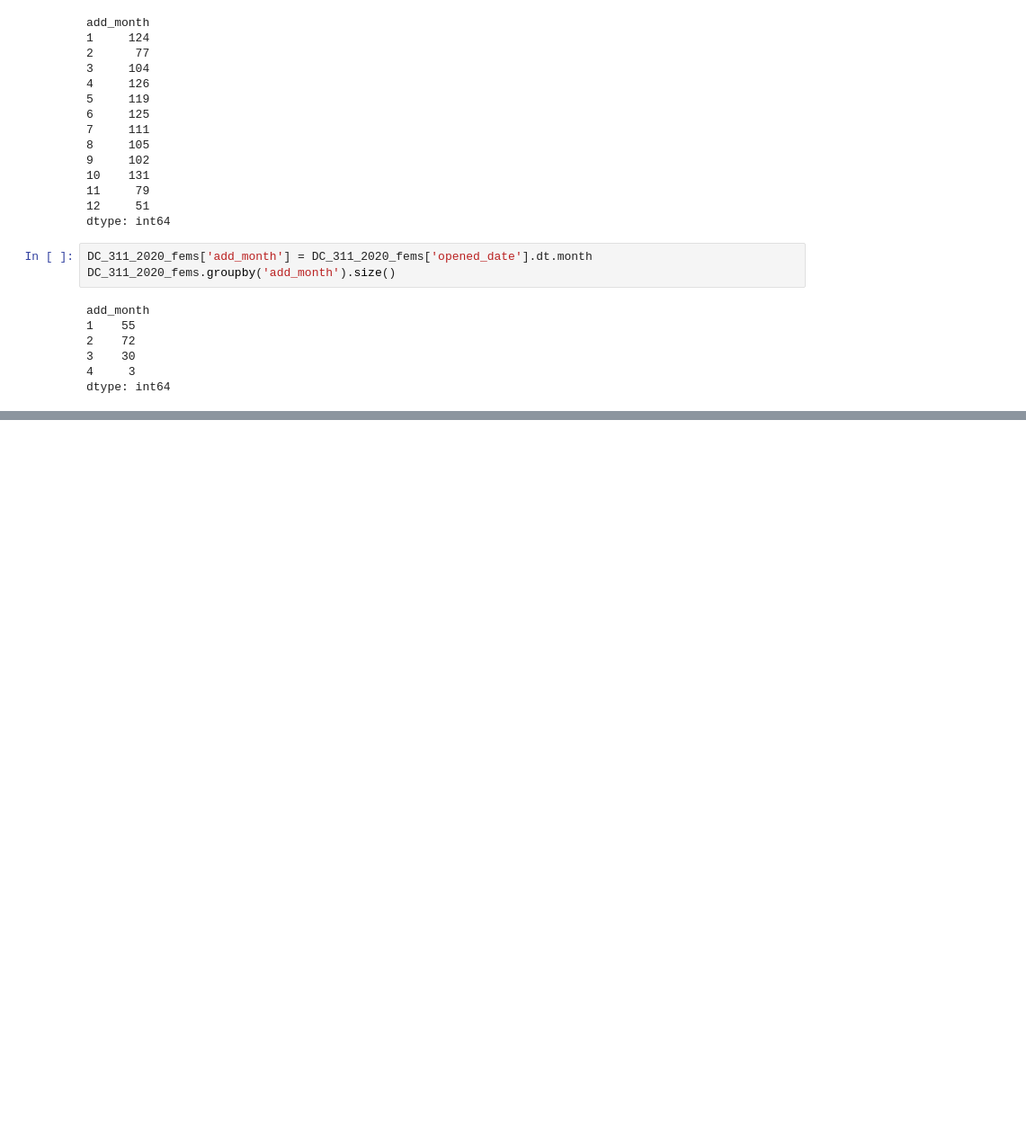
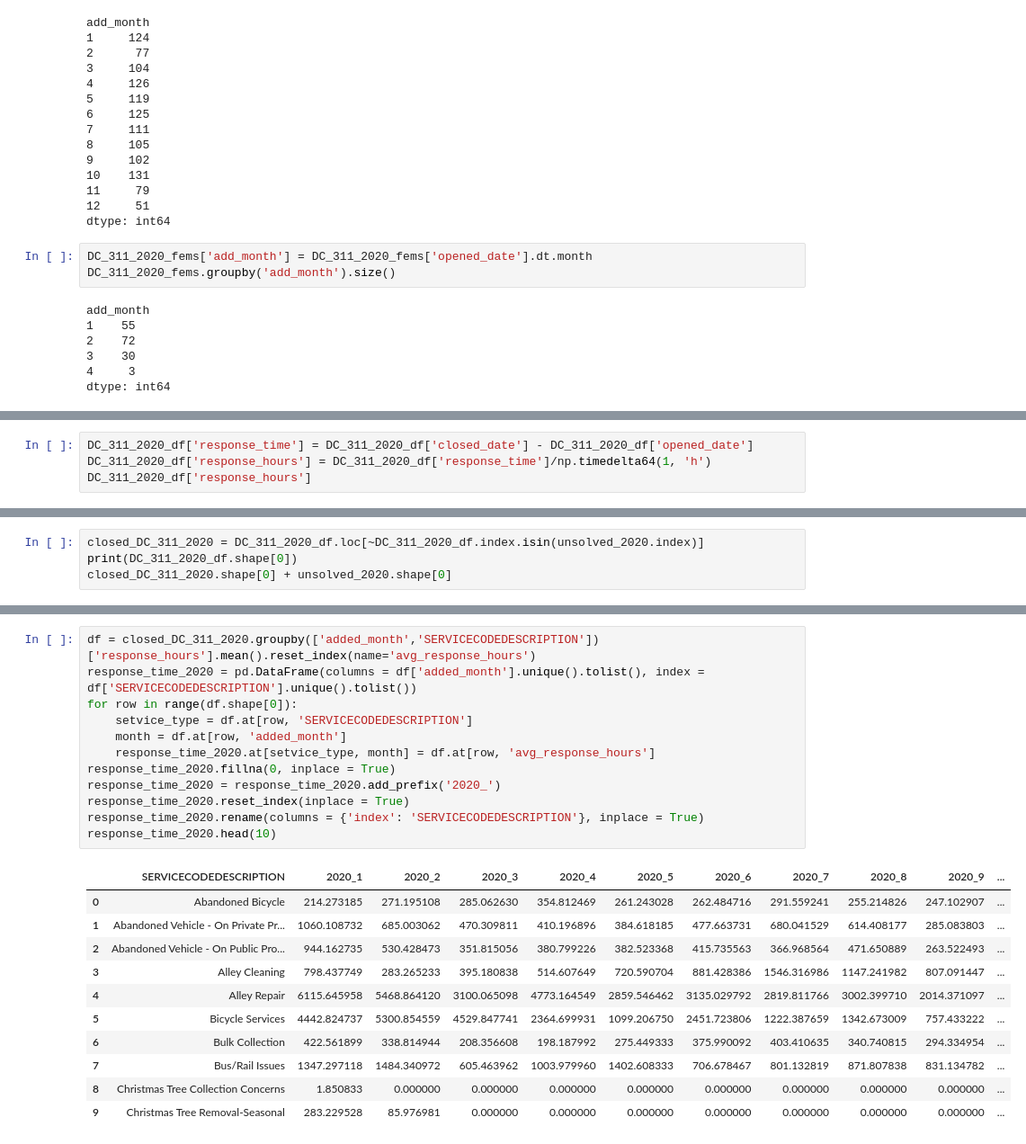
Before and after one commit to gmu-cil/DMV-311, a Jupyter notebook: src/DC_311_2019_2020.ipynb, the cells around one changed output, grey strips where cells are left out. Shown: that part at 90% size. Drawn from its saved outputs; the diff is of its cells as text; blank space fills up the shorter version.

```diff
--- a/src/DC_311_2019_2020.ipynb
+++ b/src/DC_311_2019_2020.ipynb
@@ -500,0 +630,4 @@ dtype: int64
+# %%
+DC_311_2020_df['response_time'] = DC_311_2020_df['closed_date'] - DC_311_2020_df['opened_date']
+DC_311_2020_df['response_hours'] = DC_311_2020_df['response_time']/np.timedelta64(1, 'h')
+DC_311_2020_df['response_hours']
@@ -500,0 +654,4 @@ dtype: int64
+# %%
+closed_DC_311_2020 = DC_311_2020_df.loc[~DC_311_2020_df.index.isin(unsolved_2020.index)]
+print(DC_311_2020_df.shape[0])
+closed_DC_311_2020.shape[0] + unsolved_2020.shape[0]
@@ -500,0 +687,24 @@ dtype: int64
+# %%
+df = closed_DC_311_2020.groupby(['added_month','SERVICECODEDESCRIPTION'])['response_hours'].mean().reset_index(name='avg_response_hours')
+response_time_2020 = pd.DataFrame(columns = df['added_month'].unique().tolist(), index = df['SERVICECODEDESCRIPTION'].unique().tolist())
+for row in range(df.shape[0]):
+    setvice_type = df.at[row, 'SERVICECODEDESCRIPTION']
+    month = df.at[row, 'added_month']
+    response_time_2020.at[setvice_type, month] = df.at[row, 'avg_response_hours']
+response_time_2020.fillna(0, inplace = True)
+response_time_2020 = response_time_2020.add_prefix('2020_')
+response_time_2020.reset_index(inplace = True)
+response_time_2020.rename(columns = {'index': 'SERVICECODEDESCRIPTION'}, inplace = True)
+response_time_2020.head(10)
+# %% [output]
+|  | SERVICECODEDESCRIPTION | 2020_1 | 2020_2 | 2020_3 | 2020_4 | 2020_5 | 2020_6 | 2020_7 | 2020_8 | 2020_9 | ... |
+| 0 | Abandoned Bicycle | 214.273185 | 271.195108 | 285.062630 | 354.812469 | 261.243028 | 262.484716 | 291.559241 | 255.214826 | 247.102907 | ... |
+| 1 | Abandoned Vehicle - On Private Pr... | 1060.108732 | 685.003062 | 470.309811 | 410.196896 | 384.618185 | 477.663731 | 680.041529 | 614.408177 | 285.083803 | ... |
+| 2 | Abandoned Vehicle - On Public Pro... | 944.162735 | 530.428473 | 351.815056 | 380.799226 | 382.523368 | 415.735563 | 366.968564 | 471.650889 | 263.522493 | ... |
+| 3 | Alley Cleaning | 798.437749 | 283.265233 | 395.180838 | 514.607649 | 720.590704 | 881.428386 | 1546.316986 | 1147.241982 | 807.091447 | ... |
+| 4 | Alley Repair | 6115.645958 | 5468.864120 | 3100.065098 | 4773.164549 | 2859.546462 | 3135.029792 | 2819.811766 | 3002.399710 | 2014.371097 | ... |
+| 5 | Bicycle Services | 4442.824737 | 5300.854559 | 4529.847741 | 2364.699931 | 1099.206750 | 2451.723806 | 1222.387659 | 1342.673009 | 757.433222 | ... |
+| 6 | Bulk Collection | 422.561899 | 338.814944 | 208.356608 | 198.187992 | 275.449333 | 375.990092 | 403.410635 | 340.740815 | 294.334954 | ... |
+| 7 | Bus/Rail Issues | 1347.297118 | 1484.340972 | 605.463962 | 1003.979960 | 1402.608333 | 706.678467 | 801.132819 | 871.807838 | 831.134782 | ... |
+| 8 | Christmas Tree Collection Concerns | 1.850833 | 0.000000 | 0.000000 | 0.000000 | 0.000000 | 0.000000 | 0.000000 | 0.000000 | 0.000000 | ... |
+| 9 | Christmas Tree Removal-Seasonal | 283.229528 | 85.976981 | 0.000000 | 0.000000 | 0.000000 | 0.000000 | 0.000000 | 0.000000 | 0.000000 | ... |
```
Also changed, not shown: parts of 25 cells of this notebook, 17 other files.
